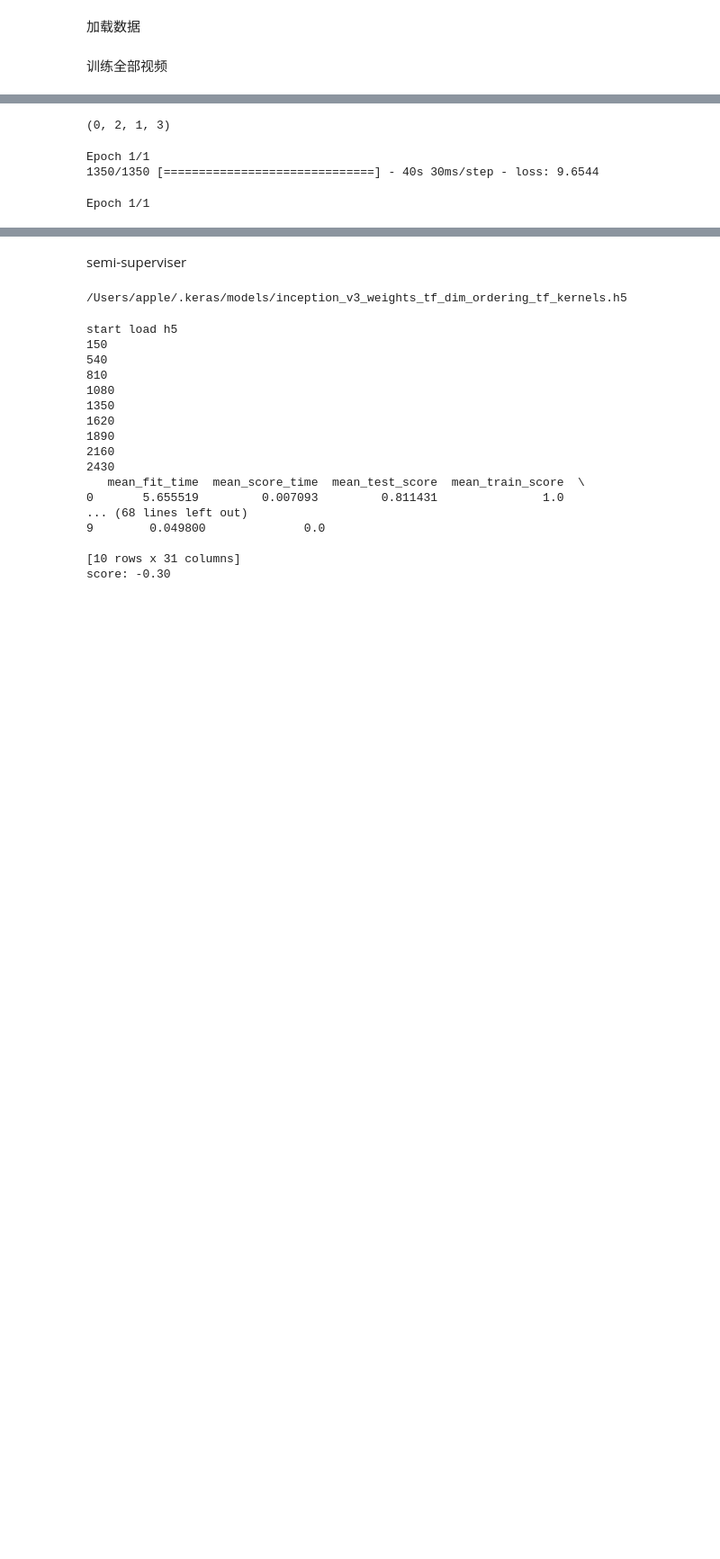
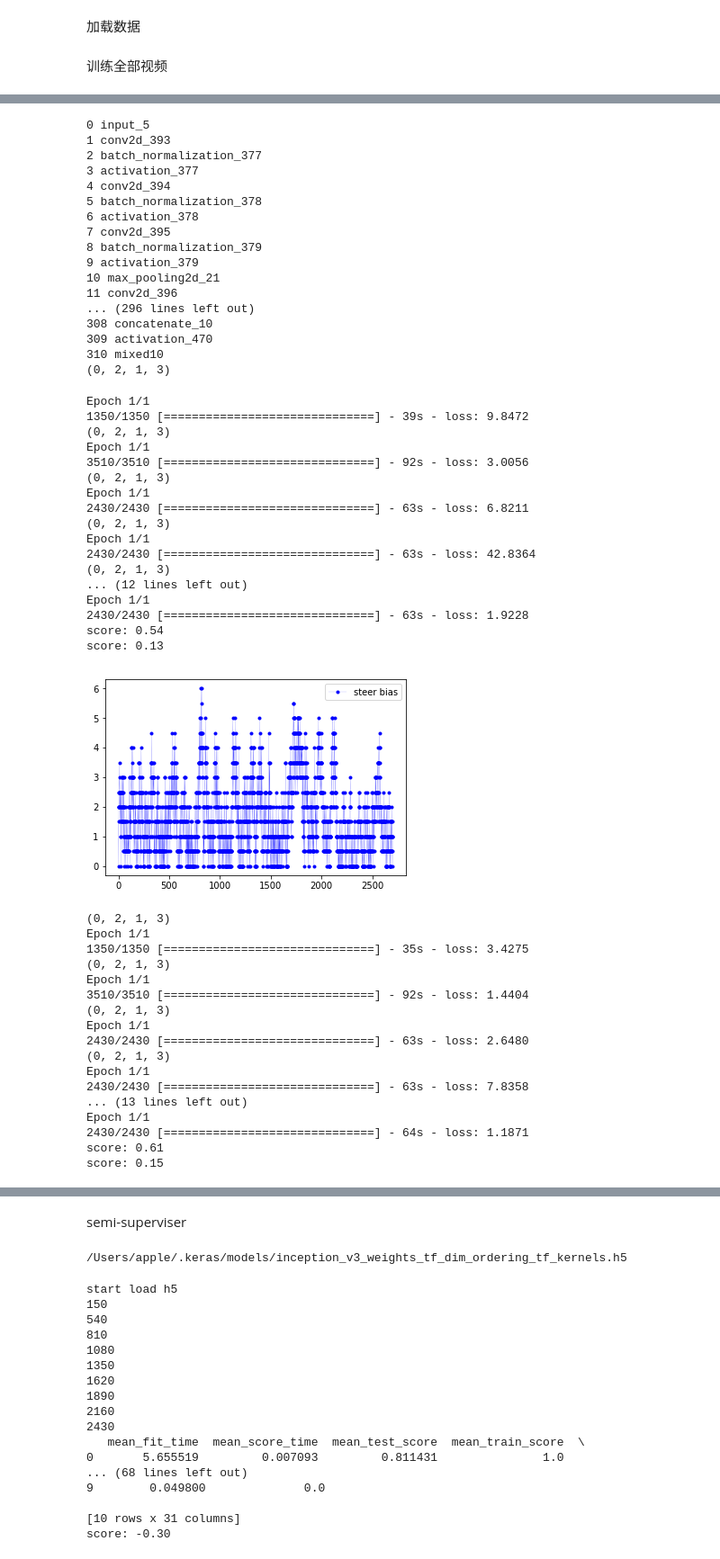
Before and after one commit to rosaann/for_tesla, a Jupyter notebook: deep_tesla.ipynb, the cells around one changed output, grey strips where cells are left out. Shown: that part at 90% size. Cells and saved outputs as stored; diff of their text form; code cells hidden in the pictures; blank space fills up the shorter version.

```diff
--- a/deep_tesla.ipynb
+++ b/deep_tesla.ipynb
@@ -194,7 +194,7 @@ def inceptionV3_model(time_len=1):
     x = base_model.output
     x = GlobalAveragePooling2D()(x)
 # let's add a fully-connected layer
-    x = Dense(1024,activation='relu')(x)
+    x = Dense(1024)(x)
   #  x = Dense(1, activation='relu')(x)
 # and a logistic layer -- let's say we have 200 classes
     predictions = Dense(1)(x)
@@ -219,20 +219,20 @@ def inceptionV3_model(time_len=1):
 
 # let's visualize layer names and layer indices to see how many layers
 # we should freeze:
- #   for i, layer in enumerate(base_model.layers):
- #       print(i, layer.name)
+    for i, layer in enumerate(base_model.layers):
+        print(i, layer.name)
 
 # we chose to train the top 2 inception blocks, i.e. we will freeze
 # the first 249 layers and unfreeze the rest:
-    for layer in model.layers[:249]:
+    for layer in model.layers[:113]:
         layer.trainable = False
-    for layer in model.layers[249:]:
+    for layer in model.layers[113:]:
         layer.trainable = True
 
 # we need to recompile the model for these modifications to take effect
 # we use SGD with a low learning rate
    # from keras.optimizers import SGD
-    sgd = optimizers.SGD(lr=0.003, momentum=0.9, nesterov=True)
+    sgd = optimizers.SGD(lr=0.00001, momentum=0.9, nesterov=True)
     model.compile(loss='mean_squared_error', optimizer=sgd)
 # we train our model again (this time fine-tuning the top 2 inception blocks
 # alongside the top Dense layers
@@ -454,9 +574,57 @@ x_test = np.array(x_test).transpose(model_trans)
 # %%
-#model_all = train_model(range(1, 10),  inceptionV3_model, res_w, res_h, ifSave = True, test_img = x_test, test_y = y_test)
-train_interceptionV3_model(range(1, 10), test_img=x_test, test_y=y_test)
+model_all = train_model(range(1, 10),  inceptionV3_model, res_w, res_h, ifSave = True, test_img = x_test, test_y = y_test)
+
 #test_model(model_all, x_test, y_test)
 # %% [output]
+0 input_5
+1 conv2d_393
+2 batch_normalization_377
+3 activation_377
+4 conv2d_394
+5 batch_normalization_378
+6 activation_378
+7 conv2d_395
+8 batch_normalization_379
+9 activation_379
+10 max_pooling2d_21
+11 conv2d_396
+... (296 lines left out)
+308 concatenate_10
+309 activation_470
+310 mixed10
 (0, 2, 1, 3)
 Epoch 1/1
-1350/1350 [==============================] - 40s 30ms/step - loss: 9.6544
+1350/1350 [==============================] - 39s - loss: 9.8472
+(0, 2, 1, 3)
+Epoch 1/1
+3510/3510 [==============================] - 92s - loss: 3.0056
+(0, 2, 1, 3)
+Epoch 1/1
+2430/2430 [==============================] - 63s - loss: 6.8211
+(0, 2, 1, 3)
+Epoch 1/1
+2430/2430 [==============================] - 63s - loss: 42.8364
+(0, 2, 1, 3)
+... (12 lines left out)
+Epoch 1/1
+2430/2430 [==============================] - 63s - loss: 1.9228
+score: 0.54
+score: 0.13
+[figure, added]
+(0, 2, 1, 3)
 Epoch 1/1
+1350/1350 [==============================] - 35s - loss: 3.4275
+(0, 2, 1, 3)
+Epoch 1/1
+3510/3510 [==============================] - 92s - loss: 1.4404
+(0, 2, 1, 3)
+Epoch 1/1
+2430/2430 [==============================] - 63s - loss: 2.6480
+(0, 2, 1, 3)
+Epoch 1/1
+2430/2430 [==============================] - 63s - loss: 7.8358
+... (13 lines left out)
+Epoch 1/1
+2430/2430 [==============================] - 64s - loss: 1.1871
+score: 0.61
+score: 0.15
```
Also changed, not shown: parts of 9 cells of this notebook.
